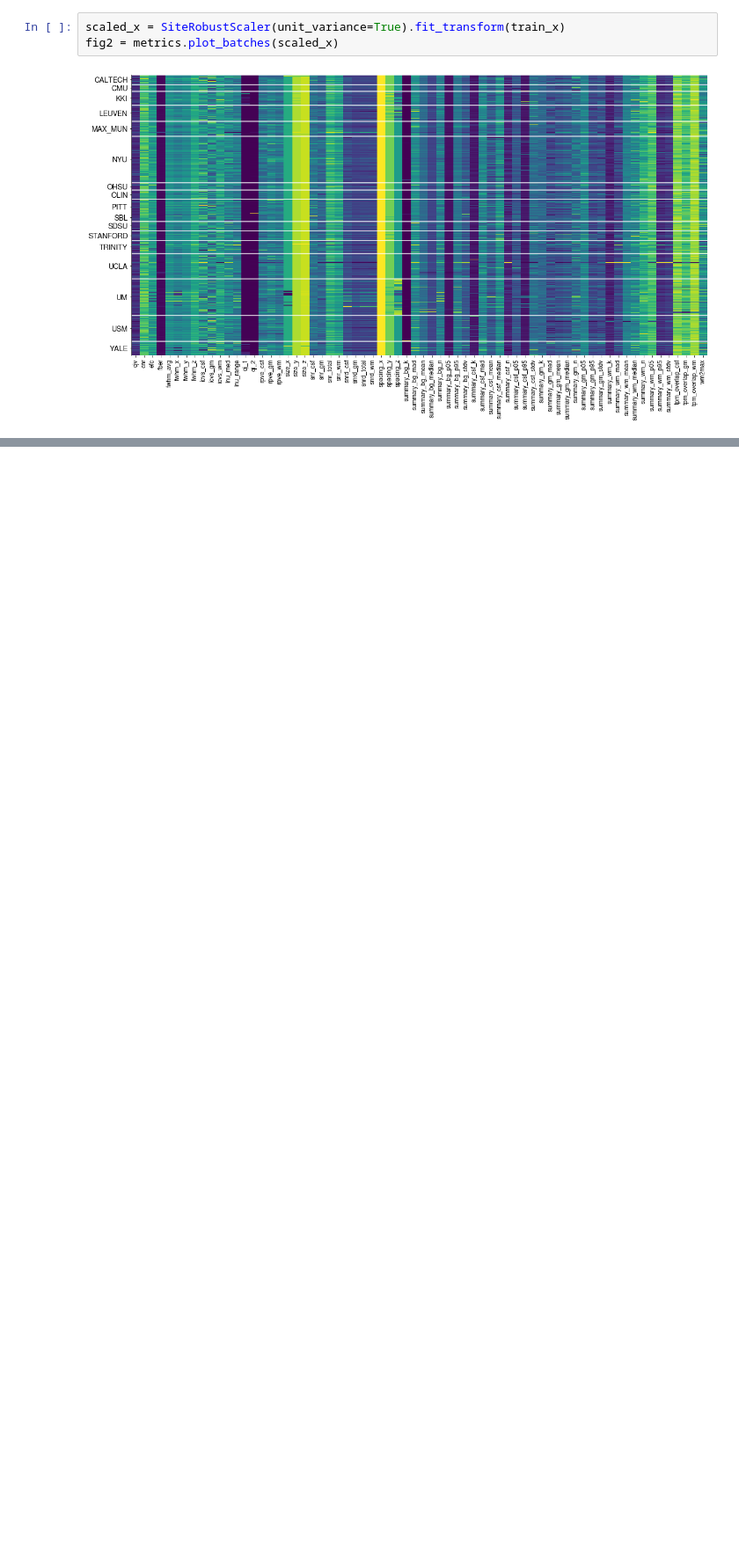
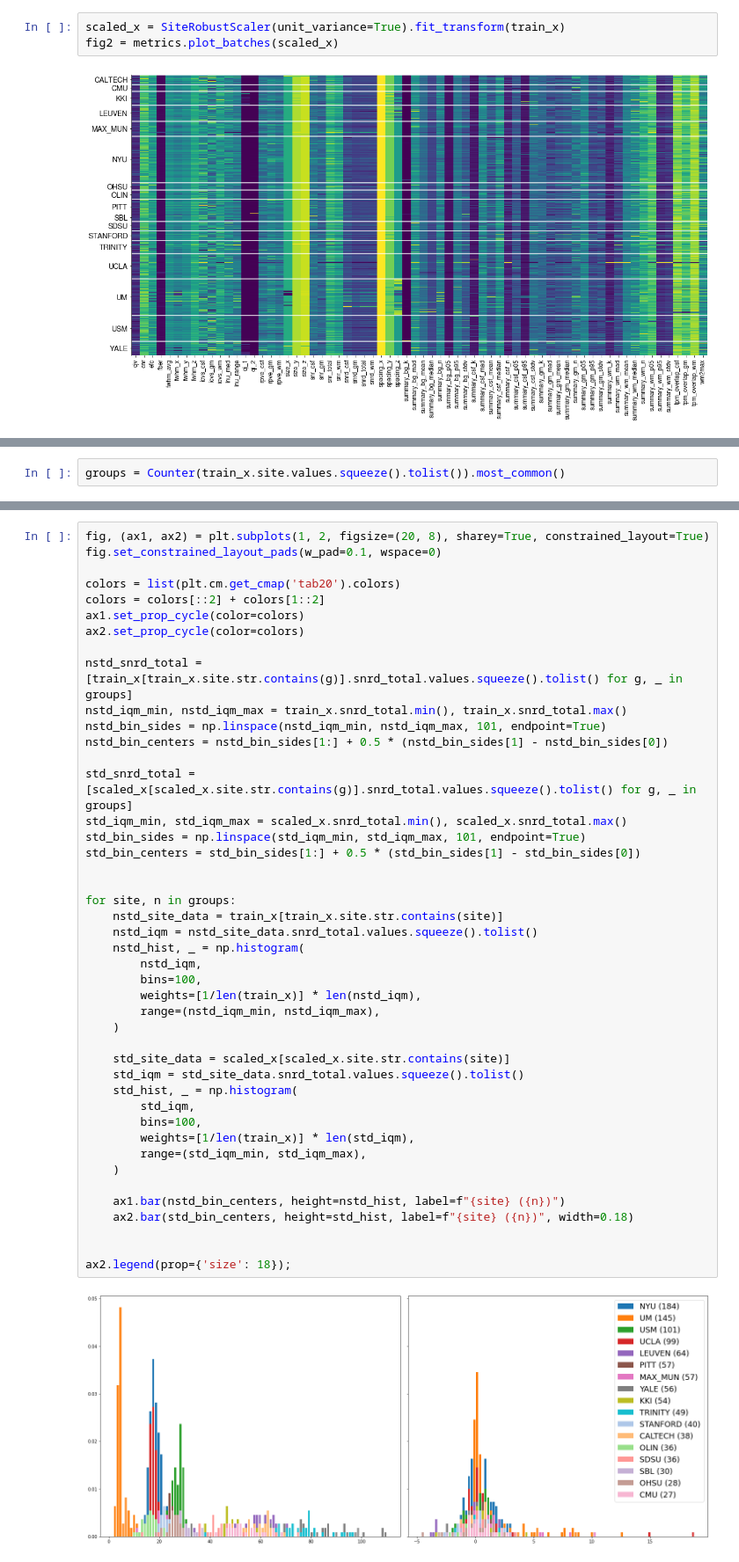
Before and after one commit to nipreps/mriqc-learn, a Jupyter notebook: docs/notebooks/Visualization.ipynb, the cells around one changed output, grey strips where cells are left out. Shown at 88% size. Cells and saved outputs as stored; diff of their text form; blank space fills up the shorter version.

Commit message:
enh: update visualization with IQM histogram

```diff
--- a/docs/notebooks/Visualization.ipynb
+++ b/docs/notebooks/Visualization.ipynb
@@ -21,0 +26,2 @@ fig2 = metrics.plot_batches(scaled_x)
+# %%
+groups = Counter(train_x.site.values.squeeze().tolist()).most_common()
@@ -21,0 +48,46 @@ fig2 = metrics.plot_batches(scaled_x)
+# %%
+fig, (ax1, ax2) = plt.subplots(1, 2, figsize=(20, 8), sharey=True, constrained_layout=True)
+fig.set_constrained_layout_pads(w_pad=0.1, wspace=0)
+
+colors = list(plt.cm.get_cmap('tab20').colors)
+colors = colors[::2] + colors[1::2]
+ax1.set_prop_cycle(color=colors)
+ax2.set_prop_cycle(color=colors)
+
+nstd_snrd_total = [train_x[train_x.site.str.contains(g)].snrd_total.values.squeeze().tolist() for g, _ in groups]
+nstd_iqm_min, nstd_iqm_max = train_x.snrd_total.min(), train_x.snrd_total.max()
+nstd_bin_sides = np.linspace(nstd_iqm_min, nstd_iqm_max, 101, endpoint=True)
+nstd_bin_centers = nstd_bin_sides[1:] + 0.5 * (nstd_bin_sides[1] - nstd_bin_sides[0])
+
+std_snrd_total = [scaled_x[scaled_x.site.str.contains(g)].snrd_total.values.squeeze().tolist() for g, _ in groups]
+std_iqm_min, std_iqm_max = scaled_x.snrd_total.min(), scaled_x.snrd_total.max()
+std_bin_sides = np.linspace(std_iqm_min, std_iqm_max, 101, endpoint=True)
+std_bin_centers = std_bin_sides[1:] + 0.5 * (std_bin_sides[1] - std_bin_sides[0])
+
+
+for site, n in groups:
+    nstd_site_data = train_x[train_x.site.str.contains(site)]
+    nstd_iqm = nstd_site_data.snrd_total.values.squeeze().tolist()
+    nstd_hist, _ = np.histogram(
+        nstd_iqm,
+        bins=100,
+        weights=[1/len(train_x)] * len(nstd_iqm),
+        range=(nstd_iqm_min, nstd_iqm_max),
+    )
+
+    std_site_data = scaled_x[scaled_x.site.str.contains(site)]
+    std_iqm = std_site_data.snrd_total.values.squeeze().tolist()
+    std_hist, _ = np.histogram(
+        std_iqm,
+        bins=100,
+        weights=[1/len(train_x)] * len(std_iqm),
+        range=(std_iqm_min, std_iqm_max),
+    )
+
+    ax1.bar(nstd_bin_centers, height=nstd_hist, label=f"{site} ({n})")
+    ax2.bar(std_bin_centers, height=std_hist, label=f"{site} ({n})", width=0.18)
+
+
+ax2.legend(prop={'size': 18});
+# %% [output]
+[figure, added]
```
Also changed, not shown: parts of 2 cells of this notebook.
